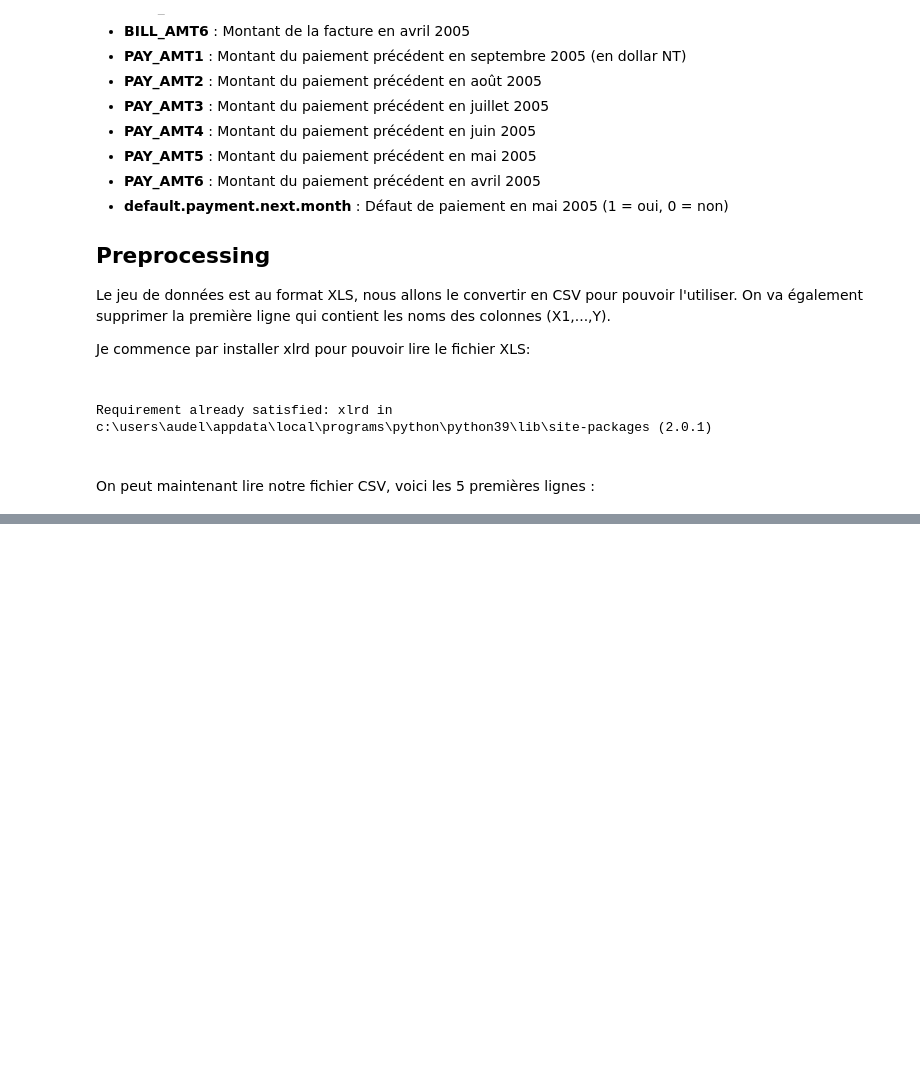
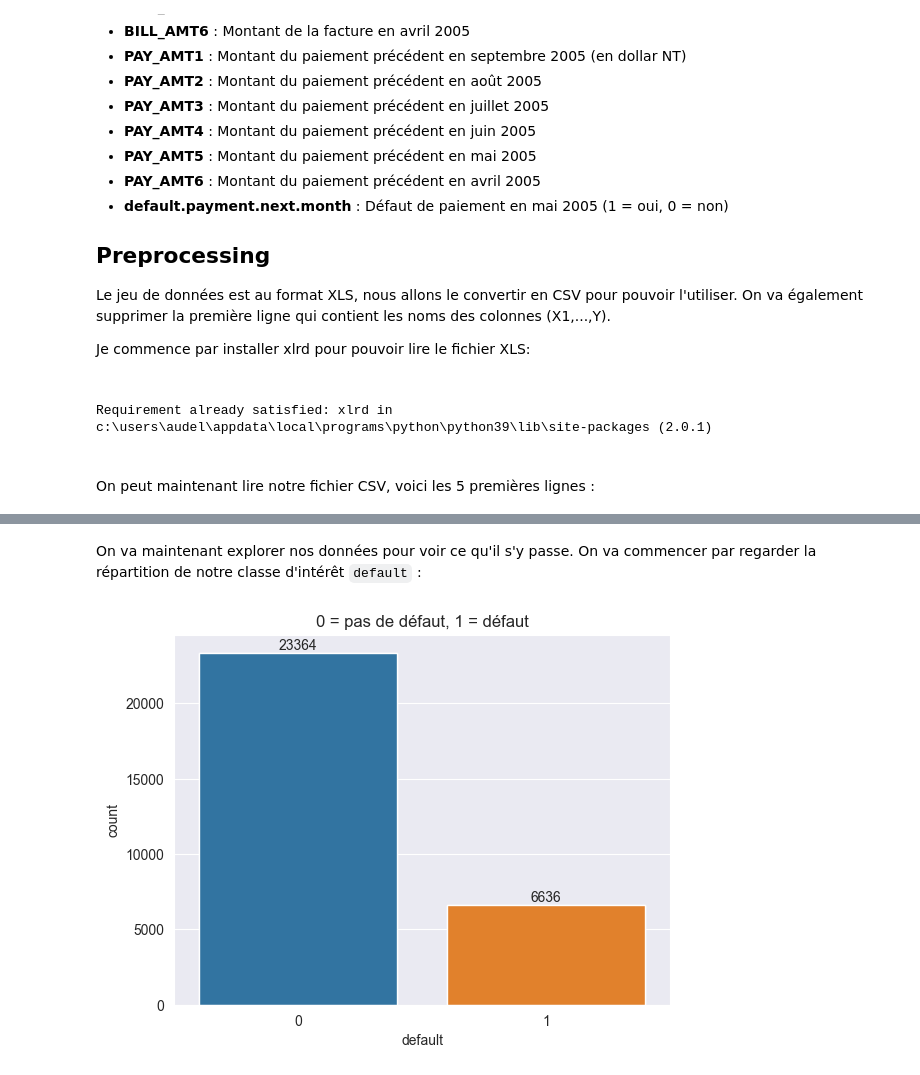
Before and after one commit to Alhern/defaults_prediction, a Jupyter notebook: credit_fraud.ipynb, the cells around one changed output, grey strips where cells are left out. Drawn from its saved outputs; the diff is of its cells as text; code cells hidden in the pictures; blank space fills up the shorter version.

Commit message:
starting data exploration, changed some values in the dataset, dropped the 1st column, added graphs, noted data imbalance

```diff
--- a/credit_fraud.ipynb
+++ b/credit_fraud.ipynb
@@ -88 +92,12 @@ default payment next month    0
 dtype: int64
+# %% [markdown]
+On va maintenant explorer nos données pour voir ce qu'il s'y passe. On va commencer par regarder la répartition de notre classe d'intérêt <code>default</code> : <br>
+# %%
+import matplotlib.pyplot as plt
+import seaborn as sns
+
+sns.countplot(x='default', data=df).bar_label(sns.countplot(x='default', data=df).containers[0])
+plt.title('0 = pas de défaut, 1 = défaut')
+plt.show()
+# %% [output]
+[figure, added]
```
Also changed, not shown: parts of 6 cells of this notebook, 1 other file.
